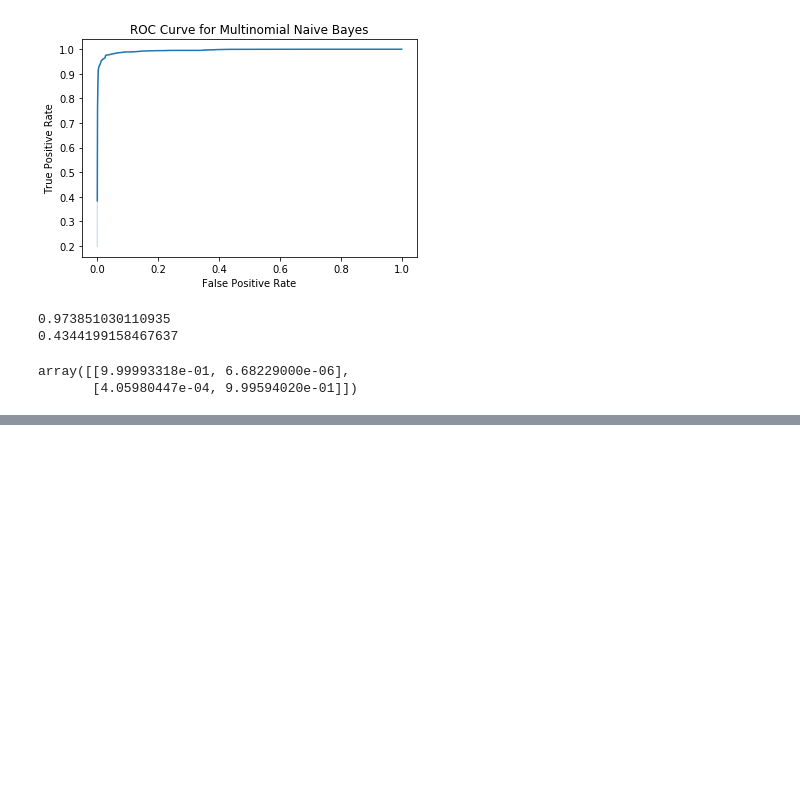
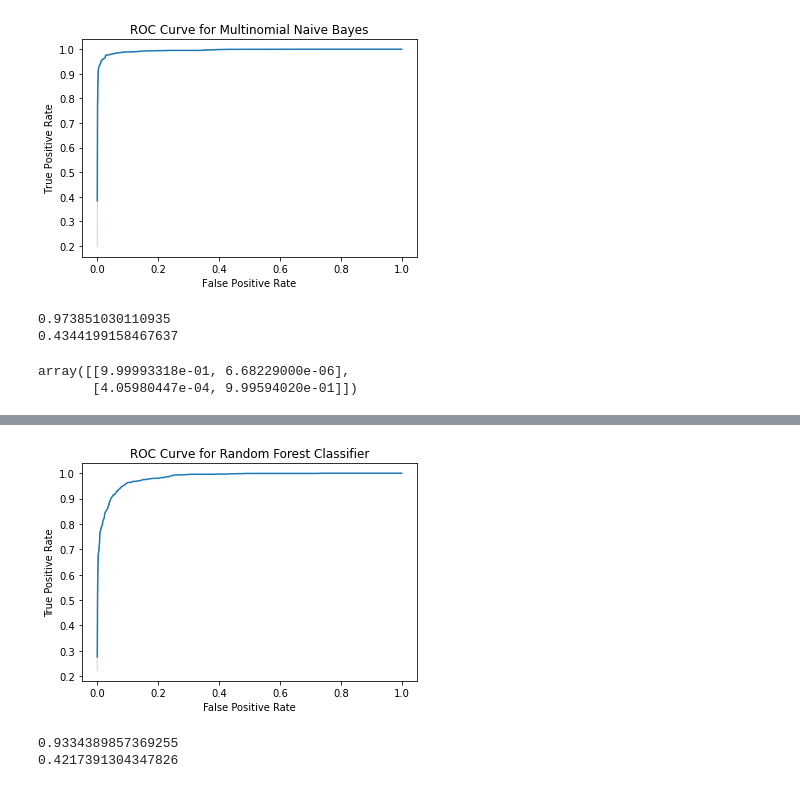
Before and after one commit to SoyBison/Blog_Posts, a Jupyter notebook: ArxivVsSnarxiv/breadboard.ipynb, the cells around one changed output, grey strips where cells are left out. Cells and saved outputs as stored; diff of their text form; code cells hidden in the pictures; blank space fills up the shorter version.

Commit message:
Random Forest

```diff
--- a/ArxivVsSnarxiv/breadboard.ipynb
+++ b/ArxivVsSnarxiv/breadboard.ipynb
@@ -110,0 +145,4 @@ avs_ad = make_adversarial_data(avs_ad)
+# %%
+model = (nb, best_th)
+with open('models/nbmodel_contrastive.pkl', 'wb') as f:
+    pickle.dump(model, f)
@@ -110,0 +162,32 @@ avs_ad = make_adversarial_data(avs_ad)
+# %%
+avs = pd.read_csv('./data/avs.csv', encoding='windows-1252')
+avs = avs.melt()
+x = avs.value
+y = avs.variable
+y = label_binarize(y, classes=['Wrong', 'Right'])
+x_train, x_test, y_train, y_test = train_test_split(x, y)
+rfpipe = Pipeline([
+    ('countvec', CountVectorizer()),
+    ('idf', TfidfTransformer(use_idf=False)),
+    ('rf', RandomForestClassifier())
+])
+params = {'rf__n_estimators': range(50, 500, 10)}
+rf = GridSearchCV(rfpipe, params, n_jobs=-1, cv=10, refit=True, verbose=2)
+rf.fit(x_train, y_train);
+y_pred = rf.predict_proba(x_test)[:, 1]
+auc = roc_auc_score(y_test, y_pred)
+tpr, fpr, thresh = roc_curve(y_test, y_pred)
+sns.lineplot(tpr, fpr)
+plt.title('ROC Curve for Random Forest Classifier')
+plt.xlabel('False Positive Rate')
+plt.ylabel('True Positive Rate')
+plt.show()
+accs = [accuracy_score(y_test, y_pred > th) for th in thresh]
+best_i = np.argmax(accs)
+print(accs[best_i])
+best_th = thresh[best_i]
+print(best_th)
+model = (rf, best_th)
+with open('models/rfc.pkl', 'wb') as f:
+    pickle.dump(model, f)
+# %% [output]
@@ -110,0 +200,3 @@ avs_ad = make_adversarial_data(avs_ad)
+[figure, added]
+0.9334389857369255
+0.4217391304347826
```
Also changed, not shown: parts of 11 cells of this notebook, 9 other files.
